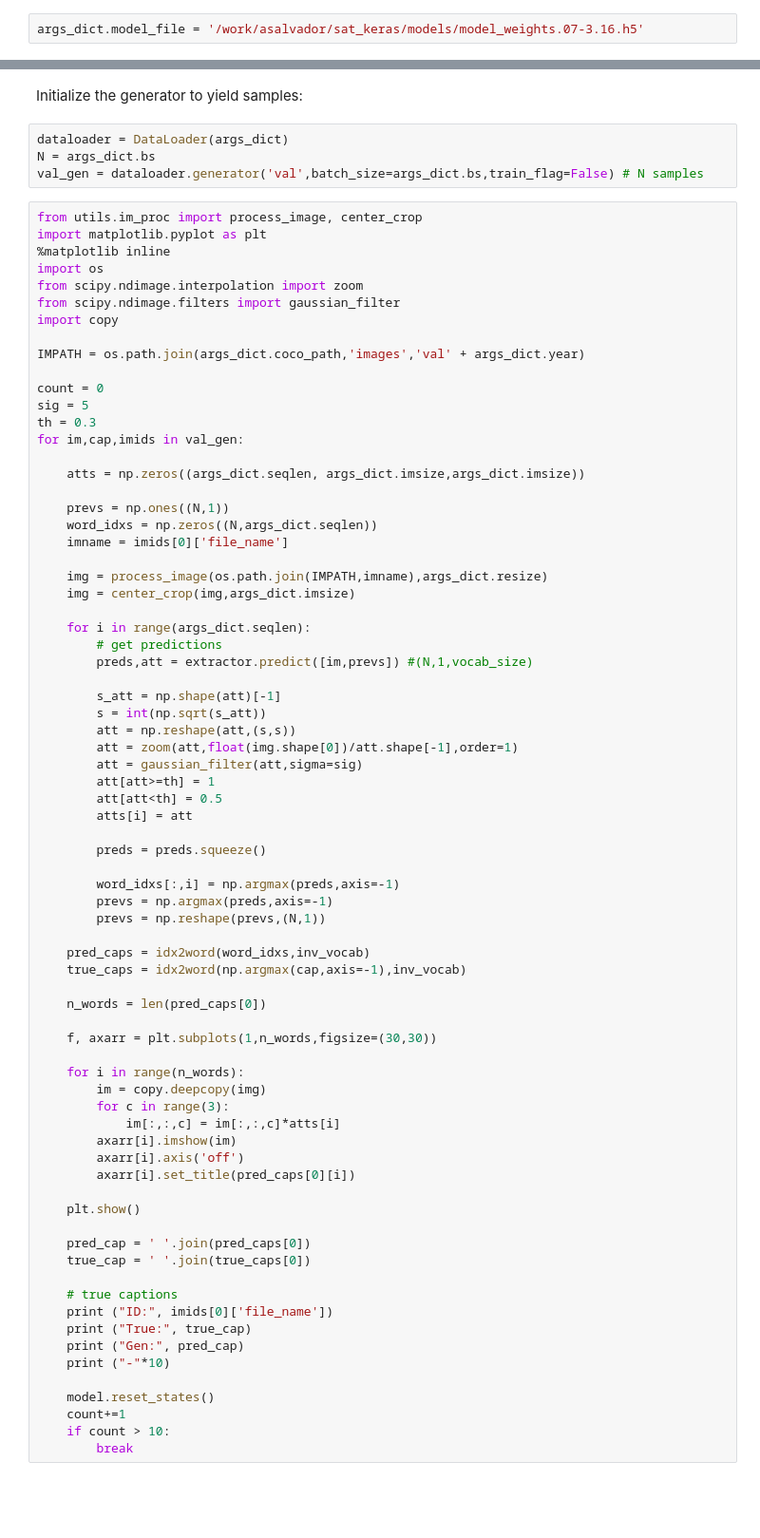
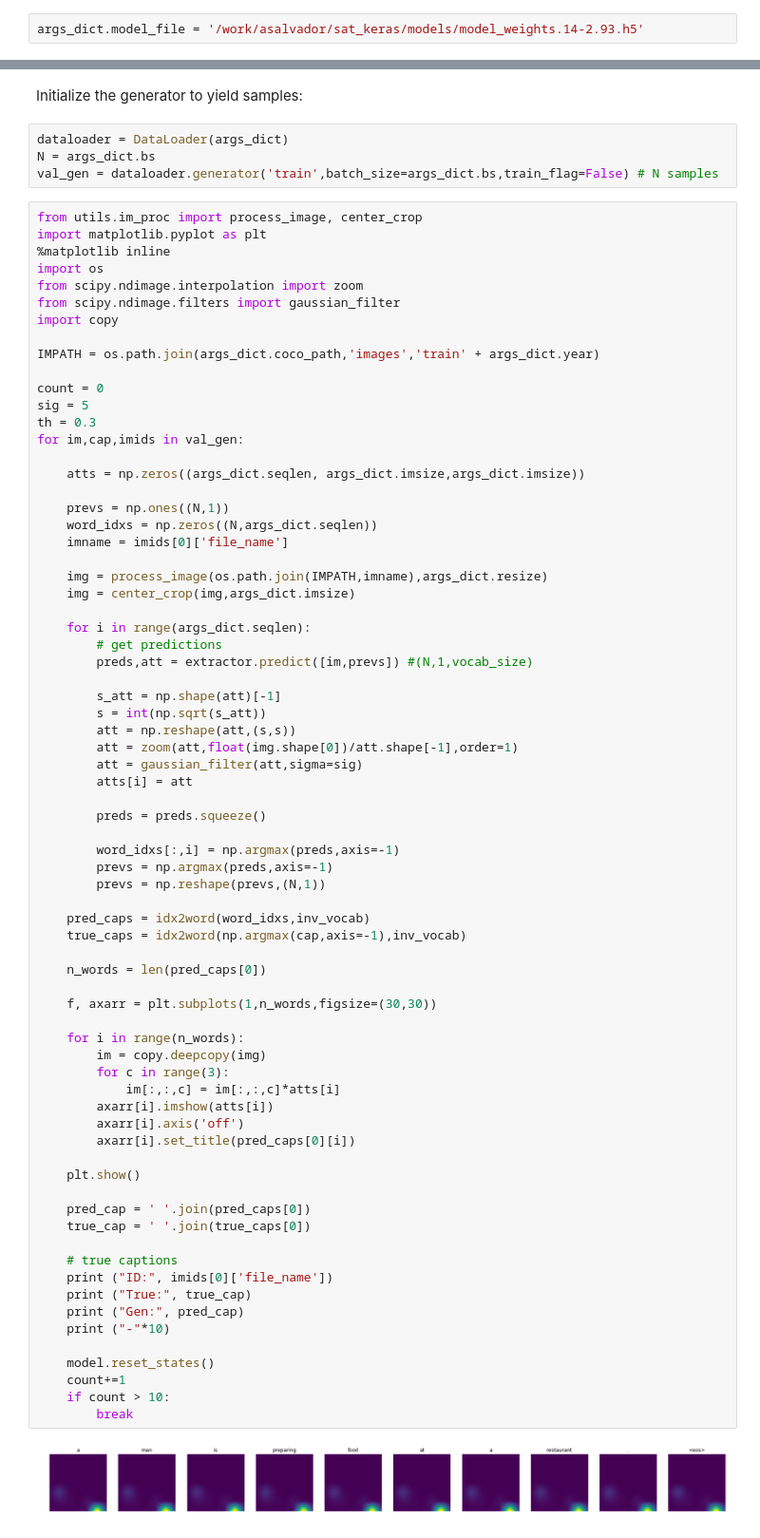
Before and after one commit to amaiasalvador/imcap_keras, a Jupyter notebook: sat_keras/sample_captions.ipynb, the cells around one changed output, grey strips where cells are left out. Shown at 95% size. Cells and saved outputs as stored; diff of their text form; blank space fills up the shorter version.

Commit message:
readme update. test script updated, sample_captions to ipynb. rebased coco-caption repo

```diff
--- a/sat_keras/sample_captions.ipynb
+++ b/sat_keras/sample_captions.ipynb
@@ -18,7 +20,7 @@ args_dict.bs = 1
 # %% [markdown]
 Choose model weights to load:
 # %%
-args_dict.model_file = '/work/asalvador/sat_keras/models/model_weights.07-3.16.h5'
+args_dict.model_file = '/work/asalvador/sat_keras/models/model_weights.14-2.93.h5'
 # %% [markdown]
 Initialize model and load weights:
 # %%
@@ -48,7 +68,7 @@ Initialize the generator to yield samples:
 # %%
 dataloader = DataLoader(args_dict)
 N = args_dict.bs
-val_gen = dataloader.generator('val',batch_size=args_dict.bs,train_flag=False) # N samples
+val_gen = dataloader.generator('train',batch_size=args_dict.bs,train_flag=False) # N samples
 # %%
 from utils.im_proc import process_image, center_crop
 import matplotlib.pyplot as plt
@@ -58,7 +78,7 @@ from scipy.ndimage.interpolation import zoom
 from scipy.ndimage.filters import gaussian_filter
 import copy
 
-IMPATH = os.path.join(args_dict.coco_path,'images','val' + args_dict.year)
+IMPATH = os.path.join(args_dict.coco_path,'images','train' + args_dict.year)
 
 count = 0
 sig = 5
@@ -83,8 +103,6 @@ for im,cap,imids in val_gen:
         att = np.reshape(att,(s,s))
         att = zoom(att,float(img.shape[0])/att.shape[-1],order=1)
         att = gaussian_filter(att,sigma=sig)
-        att[att>=th] = 1
-        att[att<th] = 0.5
         atts[i] = att
 
         preds = preds.squeeze()
@@ -95,31 +113,33 @@ for im,cap,imids in val_gen:
 
     pred_caps = idx2word(word_idxs,inv_vocab)
     true_caps = idx2word(np.argmax(cap,axis=-1),inv_vocab)
 
     n_words = len(pred_caps[0])
 
     f, axarr = plt.subplots(1,n_words,figsize=(30,30))
 
     for i in range(n_words):
         im = copy.deepcopy(img)
         for c in range(3):
             im[:,:,c] = im[:,:,c]*atts[i]
-        axarr[i].imshow(im)
+        axarr[i].imshow(atts[i])
         axarr[i].axis('off')
         axarr[i].set_title(pred_caps[0][i])
 
     plt.show()
 
     pred_cap = ' '.join(pred_caps[0])
     true_cap = ' '.join(true_caps[0])
 
     # true captions
     print ("ID:", imids[0]['file_name'])
     print ("True:", true_cap)
     print ("Gen:", pred_cap)
     print ("-"*10)
 
     model.reset_states()
     count+=1
     if count > 10:
         break
+# %% [output]
+[figure, added]
```
Also changed, not shown: parts of 3 cells of this notebook, 3 other files.
